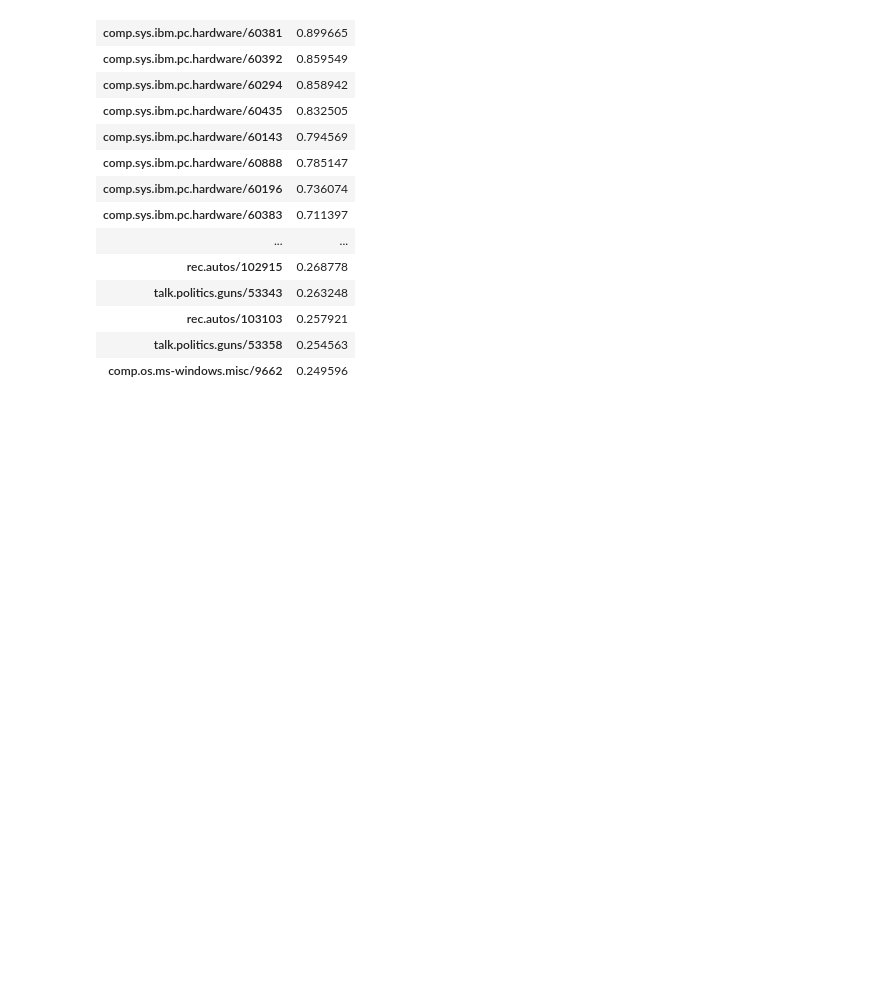
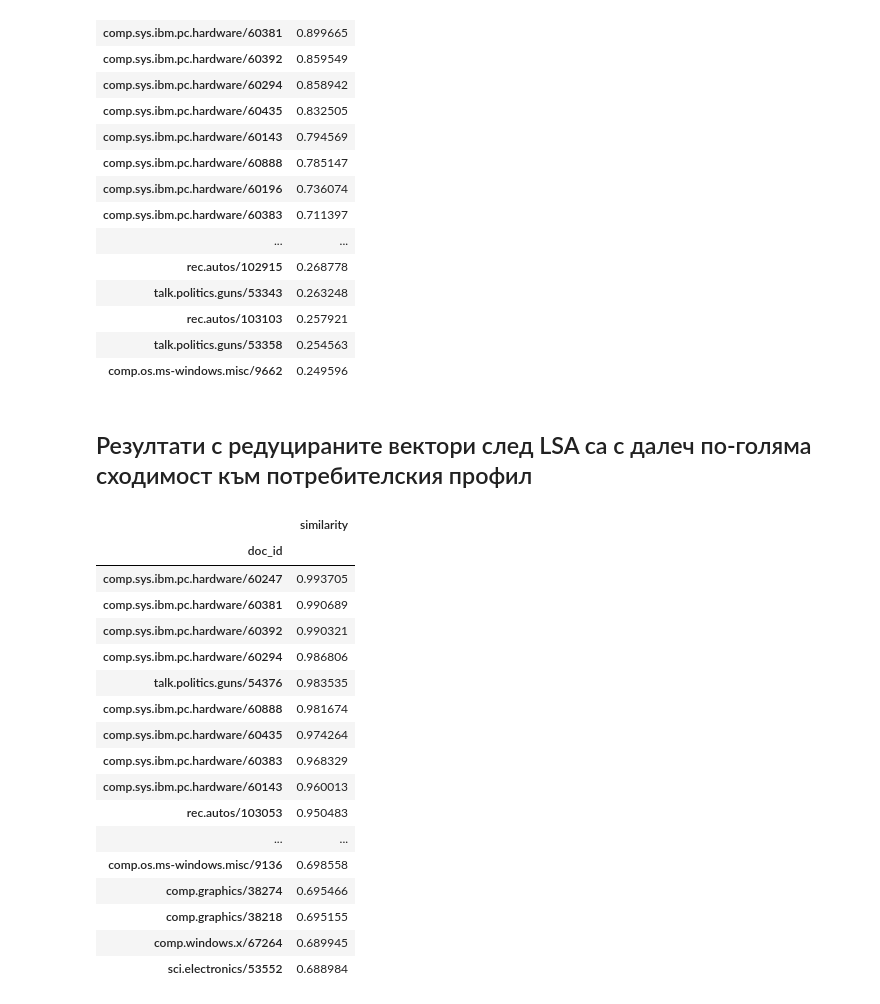
Before and after one commit to antonpetkoff/recommender-systems, a Jupyter notebook: hw1-content-based/notebooks/cosine-similarity.ipynb, the cells around one changed output. Saved outputs shown, nothing was run; the diff lists cells and outputs as text; code cells hidden in the pictures; blank space fills up the shorter version.

```diff
--- a/hw1-content-based/notebooks/cosine-similarity.ipynb
+++ b/hw1-content-based/notebooks/cosine-similarity.ipynb
@@ -221,8 +257,8 @@ recommend_articles('comp.sys.mac.hardware/51861', top_n=20)
 # %%
 from functools import reduce
 
-def recommend_articles_many(doc_ids, top_n=50, similarity_matrix=similarity_matrix):
-    all_recommendations = [recommend_articles(doc_id) for doc_id in doc_ids]
+def recommend_articles_many(doc_ids, top_n=50, sim_matrix=similarity_matrix):
+    all_recommendations = [recommend_articles(doc_id, similarity_matrix=sim_matrix) for doc_id in doc_ids]
     combined = reduce(lambda a, b: a.append(b), all_recommendations)
     return combined.sort_values(by=['similarity'], ascending=False).head(top_n)
 # %% [markdown]
@@ -252,3 +298,26 @@ recommend_articles_many(doc_ids=user_profile, top_n=50)
 | rec.autos/103103 | 0.257921 |
 | talk.politics.guns/53358 | 0.254563 |
 | comp.os.ms-windows.misc/9662 | 0.249596 |
+# %% [markdown]
+## Резултати с редуцираните вектори след LSA са с далеч по-голяма сходимост към потребителския профил
+# %%
+recommend_articles_many(doc_ids=user_profile, top_n=50, sim_matrix=similarity_matrix_lsa)
+# %% [output]
+|  | similarity |
+| doc_id |  |
+| comp.sys.ibm.pc.hardware/60247 | 0.993705 |
+| comp.sys.ibm.pc.hardware/60381 | 0.990689 |
+| comp.sys.ibm.pc.hardware/60392 | 0.990321 |
+| comp.sys.ibm.pc.hardware/60294 | 0.986806 |
+| talk.politics.guns/54376 | 0.983535 |
+| comp.sys.ibm.pc.hardware/60888 | 0.981674 |
+| comp.sys.ibm.pc.hardware/60435 | 0.974264 |
+| comp.sys.ibm.pc.hardware/60383 | 0.968329 |
+| comp.sys.ibm.pc.hardware/60143 | 0.960013 |
+| rec.autos/103053 | 0.950483 |
+| ... | ... |
+| comp.os.ms-windows.misc/9136 | 0.698558 |
+| comp.graphics/38274 | 0.695466 |
+| comp.graphics/38218 | 0.695155 |
+| comp.windows.x/67264 | 0.689945 |
+| sci.electronics/53552 | 0.688984 |
```
Also changed, not shown: parts of 7 cells of this notebook.
